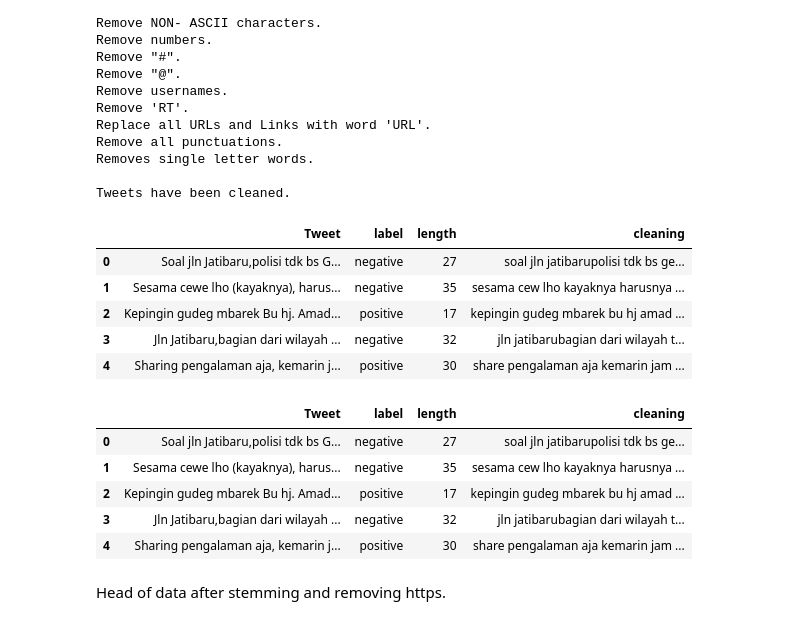
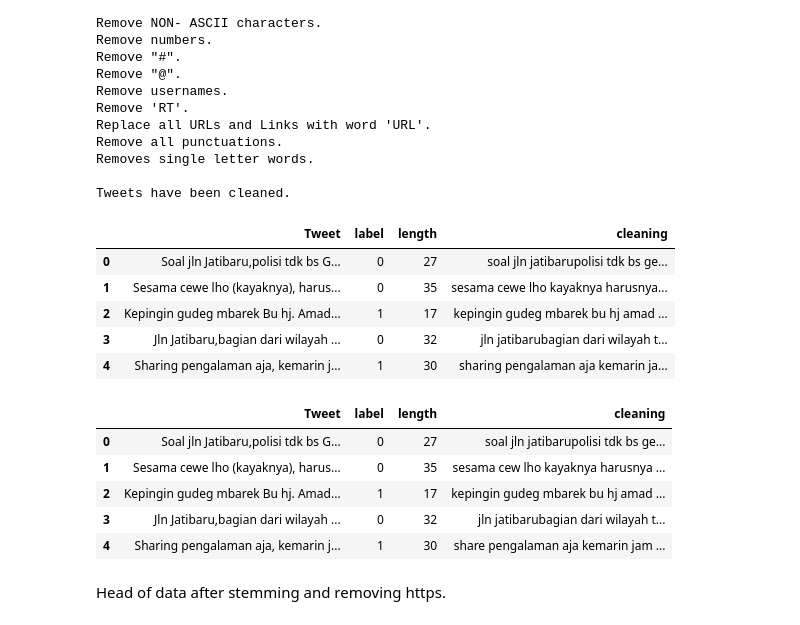
Before and after one commit to rizkyyanuark/Sentiment-Analysis-KIPK-based-Tweets-from-X, a Jupyter notebook: twitter-sentiment-analysis+glove.ipynb, the cells around one changed output. Cells and saved outputs as stored; diff of their text form; code cells hidden in the pictures.

```diff
--- a/twitter-sentiment-analysis+glove.ipynb
+++ b/twitter-sentiment-analysis+glove.ipynb
@@ -176,7 +176,7 @@ plt.show()
 # %% [output]
 [figure]
 # %%
-df1['length'] = df1.Tweet.str.split().apply(len)
+df['length'] = df.Tweet.str.split().apply(len)
 # %% [markdown]
 Adding new column to dataset with length of particular tweets.
 # %%
@@ -307,7 +307,7 @@ data.head()
 | 3 | Negative | my whole body feels itchy and lik... |
 | 4 | Negative | @nationwideclass no, it's not beh... |
 # %%
-df1.label = df1.label.replace({'positive': 1, 'negative': 0})
+df.label = df.label.replace({'positive': 1, 'negative': 0, 'neutral': 2})
 # %% [markdown]
 Replacing Positive and Negative labels with 1 and 0 respectively.
 # %% [markdown]
@@ -456,7 +456,7 @@ def dataclean(t):
 
   return t
 
-df1['cleaning'] = df1['Tweet'].apply(dataclean)
+df['cleaning'] = df['Tweet'].apply(dataclean)
 print("Tweets have been cleaned.")
 # %% [output]
 DATA CLEANING --
@@ -480,14 +480,14 @@ Removes single letter words.
 
 Tweets have been cleaned.
 # %%
-df1.head()
+df.head()
 # %% [output]
 |  | Tweet | label | length | cleaning |
-| 0 | Soal jln Jatibaru,polisi tdk bs G... | negative | 27 | soal jln jatibarupolisi tdk bs ge... |
-| 1 | Sesama cewe lho (kayaknya), harus... | negative | 35 | sesama cew lho kayaknya harusnya ... |
-| 2 | Kepingin gudeg mbarek Bu hj. Amad... | positive | 17 | kepingin gudeg mbarek bu hj amad ... |
-| 3 | Jln Jatibaru,bagian dari wilayah ... | negative | 32 | jln jatibarubagian dari wilayah t... |
-| 4 | Sharing pengalaman aja, kemarin j... | positive | 30 | share pengalaman aja kemarin jam ... |
+| 0 | Soal jln Jatibaru,polisi tdk bs G... | 0 | 27 | soal jln jatibarupolisi tdk bs ge... |
+| 1 | Sesama cewe lho (kayaknya), harus... | 0 | 35 | sesama cewe lho kayaknya harusnya... |
+| 2 | Kepingin gudeg mbarek Bu hj. Amad... | 1 | 17 | kepingin gudeg mbarek bu hj amad ... |
+| 3 | Jln Jatibaru,bagian dari wilayah ... | 0 | 32 | jln jatibarubagian dari wilayah t... |
+| 4 | Sharing pengalaman aja, kemarin j... | 1 | 30 | sharing pengalaman aja kemarin ja... |
 # %%
 english_stopwords = stopwords.words('english')
 #base of english stopwords
@@ -508,12 +508,12 @@ df1.cleaning = df1.cleaning.apply(lambda x: preprocess(x))
 # %%
-df1.head()
+df.head()
 # %% [output]
 |  | Tweet | label | length | cleaning |
-| 0 | Soal jln Jatibaru,polisi tdk bs G... | negative | 27 | soal jln jatibarupolisi tdk bs ge... |
-| 1 | Sesama cewe lho (kayaknya), harus... | negative | 35 | sesama cew lho kayaknya harusnya ... |
-| 2 | Kepingin gudeg mbarek Bu hj. Amad... | positive | 17 | kepingin gudeg mbarek bu hj amad ... |
-| 3 | Jln Jatibaru,bagian dari wilayah ... | negative | 32 | jln jatibarubagian dari wilayah t... |
-| 4 | Sharing pengalaman aja, kemarin j... | positive | 30 | share pengalaman aja kemarin jam ... |
+| 0 | Soal jln Jatibaru,polisi tdk bs G... | 0 | 27 | soal jln jatibarupolisi tdk bs ge... |
+| 1 | Sesama cewe lho (kayaknya), harus... | 0 | 35 | sesama cew lho kayaknya harusnya ... |
+| 2 | Kepingin gudeg mbarek Bu hj. Amad... | 1 | 17 | kepingin gudeg mbarek bu hj amad ... |
+| 3 | Jln Jatibaru,bagian dari wilayah ... | 0 | 32 | jln jatibarubagian dari wilayah t... |
+| 4 | Sharing pengalaman aja, kemarin j... | 1 | 30 | share pengalaman aja kemarin jam ... |
 # %% [markdown]
 Head of data after stemming and removing https.
 # %% [markdown]
```
Also changed, not shown: parts of 6 cells of this notebook, 3 other files.
